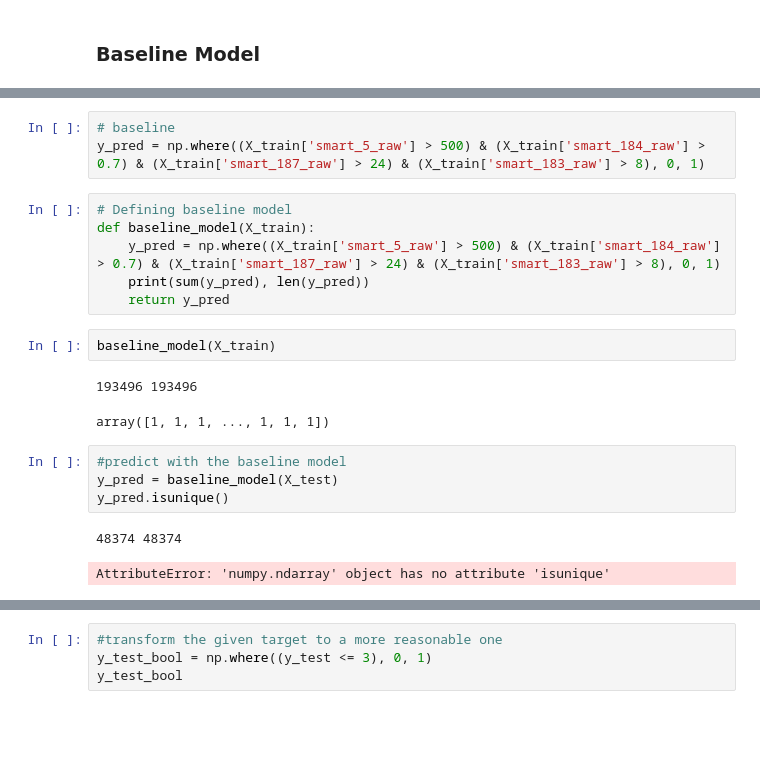
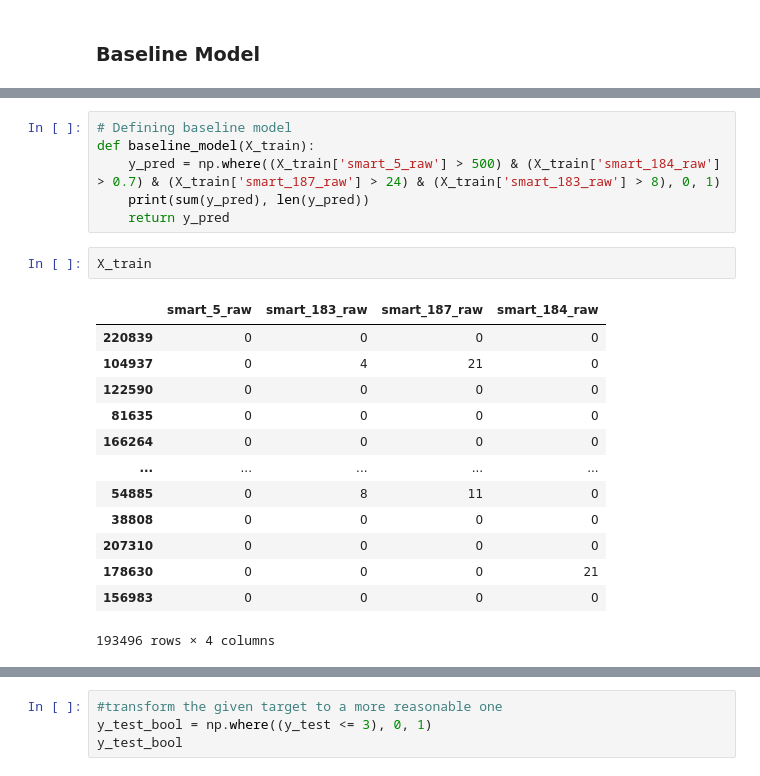
Before and after one commit to wcmphysics/DataScienceBootcamp-Capstone, a Jupyter notebook: notebooks/Andreas_NB.ipynb, the cells around one changed output, grey strips where cells are left out. Cells and saved outputs as stored; diff of their text form; blank space fills up the shorter version.

```diff
--- a/notebooks/Andreas_NB.ipynb
+++ b/notebooks/Andreas_NB.ipynb
@@ -470,21 +461,22 @@ for feature in features_baseline:
-# %%
-# baseline
-y_pred = np.where((X_train['smart_5_raw'] > 500) & (X_train['smart_184_raw'] > 0.7) & (X_train['smart_187_raw'] > 24) & (X_train['smart_183_raw'] > 8), 0, 1)
 # %%
 # Defining baseline model
 def baseline_model(X_train):
     y_pred = np.where((X_train['smart_5_raw'] > 500) & (X_train['smart_184_raw'] > 0.7) & (X_train['smart_187_raw'] > 24) & (X_train['smart_183_raw'] > 8), 0, 1)
     print(sum(y_pred), len(y_pred))
     return y_pred
-# %%
-baseline_model(X_train)
-# %% [output]
-193496 193496
-array([1, 1, 1, ..., 1, 1, 1])
-# %%
-#predict with the baseline model
-y_pred = baseline_model(X_test)
-y_pred.isunique()
-# %% [output]
-48374 48374
-AttributeError: 'numpy.ndarray' object has no attribute 'isunique'
+# %%
+X_train
+# %% [output]
+|  | smart_5_raw | smart_183_raw | smart_187_raw | smart_184_raw |
+| 220839 | 0 | 0 | 0 | 0 |
+| 104937 | 0 | 4 | 21 | 0 |
+| 122590 | 0 | 0 | 0 | 0 |
+| 81635 | 0 | 0 | 0 | 0 |
+| 166264 | 0 | 0 | 0 | 0 |
+| ... | ... | ... | ... | ... |
+| 54885 | 0 | 8 | 11 | 0 |
+| 38808 | 0 | 0 | 0 | 0 |
+| 207310 | 0 | 0 | 0 | 0 |
+| 178630 | 0 | 0 | 0 | 21 |
+| 156983 | 0 | 0 | 0 | 0 |
+193496 rows × 4 columns
```
Also changed, not shown: parts of 8 cells of this notebook, 1 other file.
